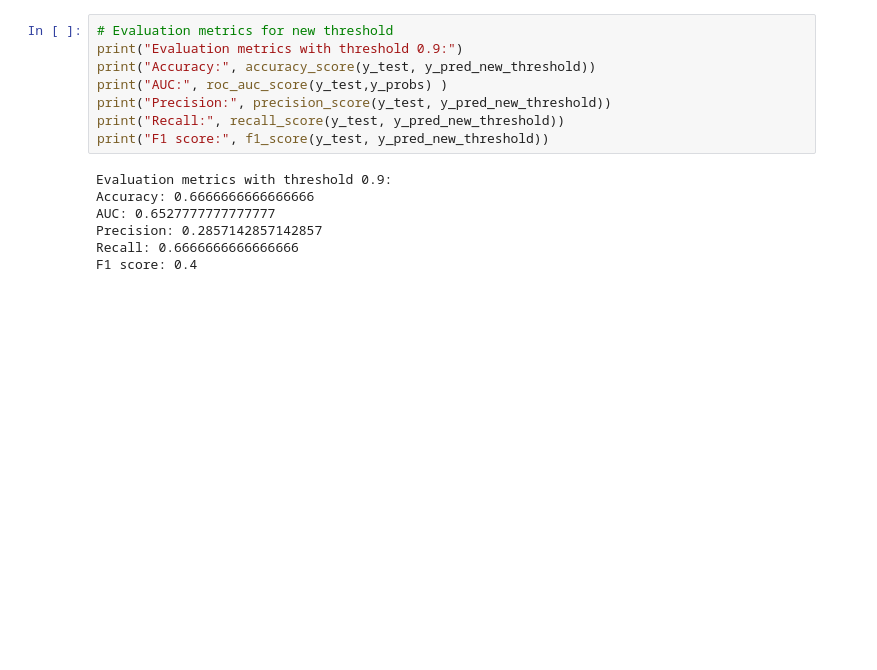
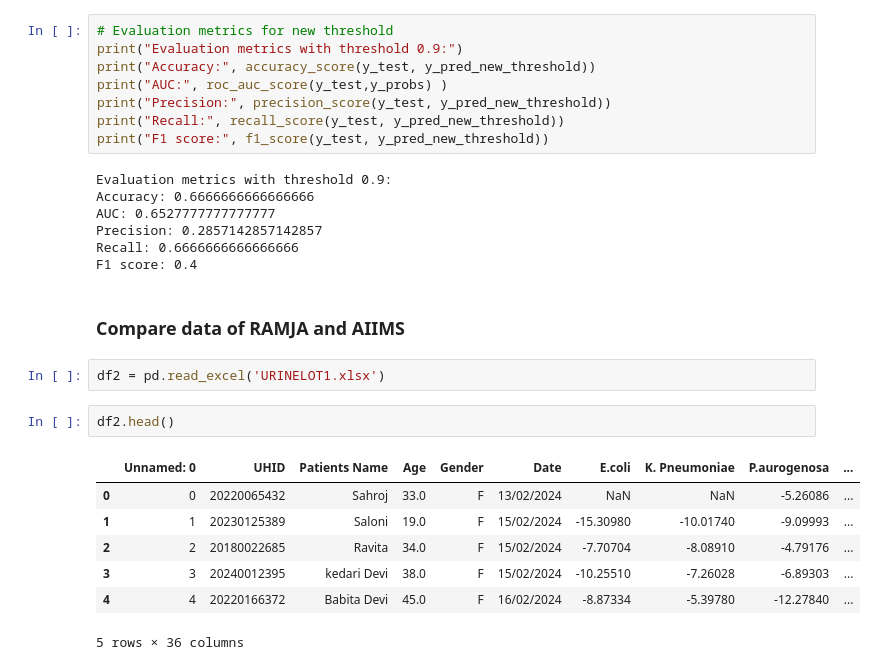
Before and after one commit to neeliit/DiagnosticsPy, a Jupyter notebook: SampleDiag.ipynb, the cells around one changed output. Drawn from its saved outputs; the diff is of its cells as text; blank space fills up the shorter version.

```diff
--- a/SampleDiag.ipynb
+++ b/SampleDiag.ipynb
@@ -109,3 +109,17 @@ AUC: 0.6527777777777777
 Precision: 0.2857142857142857
 Recall: 0.6666666666666666
 F1 score: 0.4
+# %% [markdown]
+### Compare data of RAMJA and AIIMS
+# %%
+df2 = pd.read_excel('URINELOT1.xlsx')
+# %%
+df2.head()
+# %% [output]
+|  | Unnamed: 0 | UHID | Patients Name | Age | Gender | Date | E.coli | K. Pneumoniae | P.aurogenosa | ... |
+| 0 | 0 | 20220065432 | Sahroj | 33.0 | F | 13/02/2024 | NaN | NaN | -5.26086 | ... |
+| 1 | 1 | 20230125389 | Saloni | 19.0 | F | 15/02/2024 | -15.30980 | -10.01740 | -9.09993 | ... |
+| 2 | 2 | 20180022685 | Ravita | 34.0 | F | 15/02/2024 | -7.70704 | -8.08910 | -4.79176 | ... |
+| 3 | 3 | 20240012395 | kedari Devi | 38.0 | F | 15/02/2024 | -10.25510 | -7.26028 | -6.89303 | ... |
+| 4 | 4 | 20220166372 | Babita Devi | 45.0 | F | 16/02/2024 | -8.87334 | -5.39780 | -12.27840 | ... |
+5 rows × 36 columns
```
